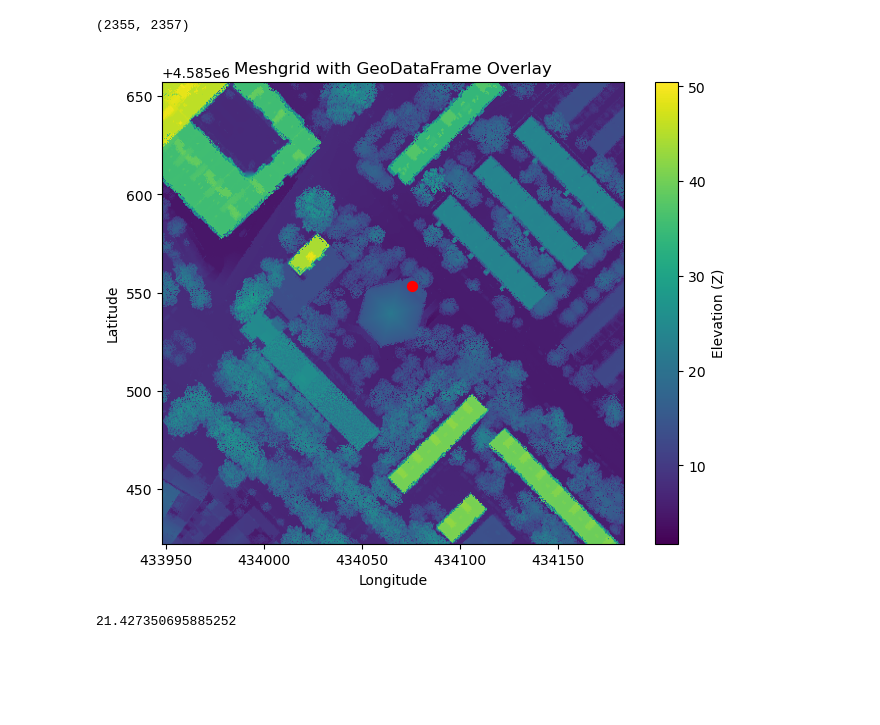
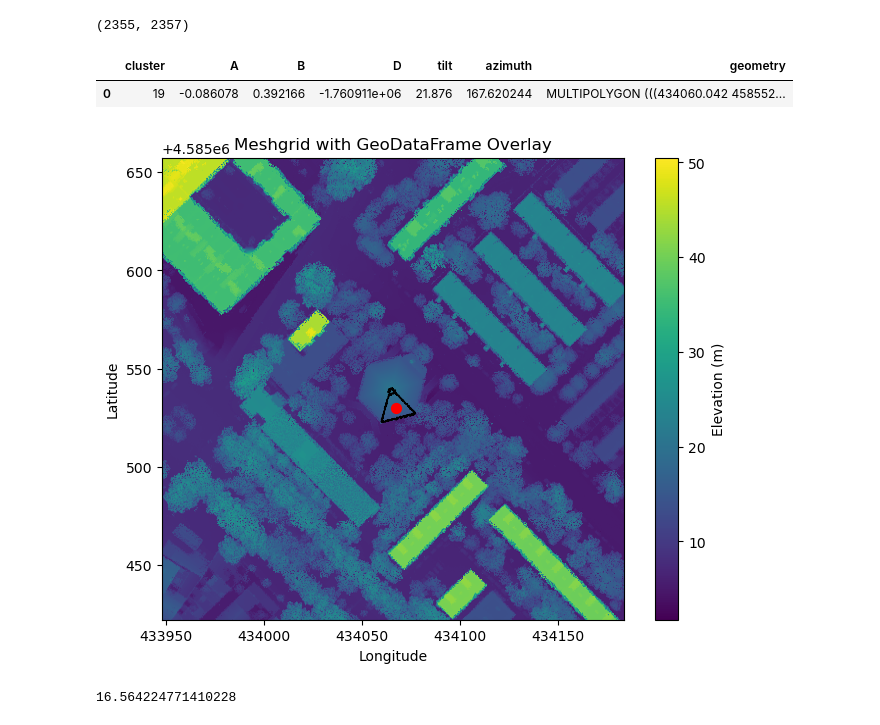
Before and after one commit to BeeGroup-cimne/solar_potencial_estimation_v3, a Jupyter notebook: Scripts/Shading/ShadingsTest.ipynb, the cells around one changed output. Drawn from its saved outputs; the diff is of its cells as text; code cells hidden in the pictures; blank space fills up the shorter version.

```diff
--- a/Scripts/Shading/ShadingsTest.ipynb
+++ b/Scripts/Shading/ShadingsTest.ipynb
@@ -75,7 +75,7 @@ for parcel in os.listdir(parcelsFolder):
 lidarFolder = basePath + "RAW_Data/LiDAR/"
 parcel = "4157903DF3845E"
 parcelSubfolder = parcelsFolder + parcel + "/"
-construction = 85
+construction = 86
 construction = str(construction)
 lazFiles = lidarInfoDF[lidarInfoDF.REFCAT == parcel].files.values[0]
 bounds = lidarInfoDF[lidarInfoDF.REFCAT == parcel].bounds.values[0]
@@ -213,34 +213,39 @@ X, Y = np.meshgrid(x, y)
 z.shape
 # %% [output]
 (2355, 2357)
+# %%
+planesGDF[planesGDF.cluster==19]
+# %% [output]
+|  | cluster | A | B | D | tilt | azimuth | geometry |
+| 0 | 19 | -0.086078 | 0.392166 | -1.760911e+06 | 21.876 | 167.620244 | MULTIPOLYGON (((434060.042 458552... |
 # %%
 import matplotlib.pyplot as plt
 fig, ax = plt.subplots(figsize=(8, 6))
 c = ax.pcolormesh(X, Y, z, cmap='viridis', shading='auto')
-fig.colorbar(c, ax=ax, label="Elevation (Z)")
+fig.colorbar(c, ax=ax, label="Elevation (m)")
 
 
 # Plot the GeoDataFrame over the surface plot
-planesGDF[planesGDF.cluster==2].plot(ax=ax, color="None", edgecolor='black', linewidth=1)
+planesGDF[planesGDF.cluster==19].plot(ax=ax, color="None", edgecolor='black', linewidth=1)
 
 # Adjust axis limits and labels if needed
 ax.set_xlabel('Longitude')
 ax.set_ylabel('Latitude')
 ax.set_title('Meshgrid with GeoDataFrame Overlay')
 
-point = [planesGDF[planesGDF.cluster==2].centroid.x.values[0], planesGDF[planesGDF.cluster==2].centroid.y.values[0]]
+point = [planesGDF[planesGDF.cluster==19].centroid.x.values[0], planesGDF[planesGDF.cluster==19].centroid.y.values[0]]
 ax.scatter(point[0], point[1], s=50, c="red")
 # Show the plot
 plt.show()
 # %% [output]
-[figure, old version]
+[figure, new version]
 # %%
-plane = planesGDF[planesGDF.cluster==2]
+plane = planesGDF[planesGDF.cluster==19]
 Z_point = point[0]*plane.A + point[1]*plane.B + plane.D
-Z_point = Z_point.values[0] + 0.25
+Z_point = Z_point.values[0] + 0.05
 Z_point
 # %% [output]
-21.427350695885252
+16.564224771410228
 # %%
 import math
 tiltangle = np.zeros(X.shape)
```
Also changed, not shown: parts of 21 cells of this notebook, 11 other files.
